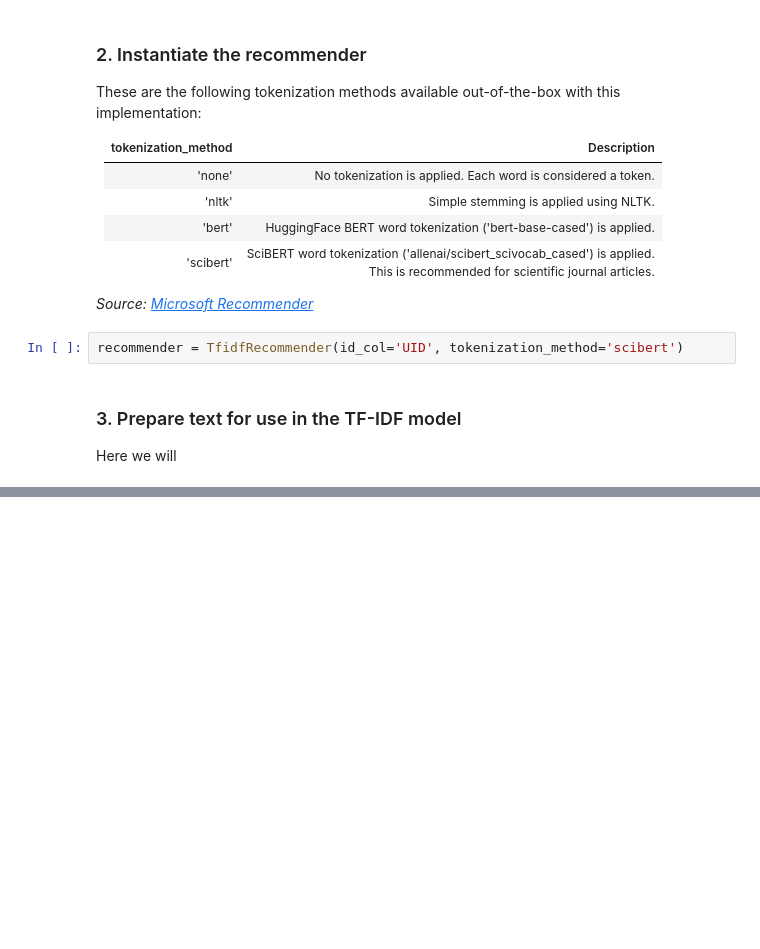
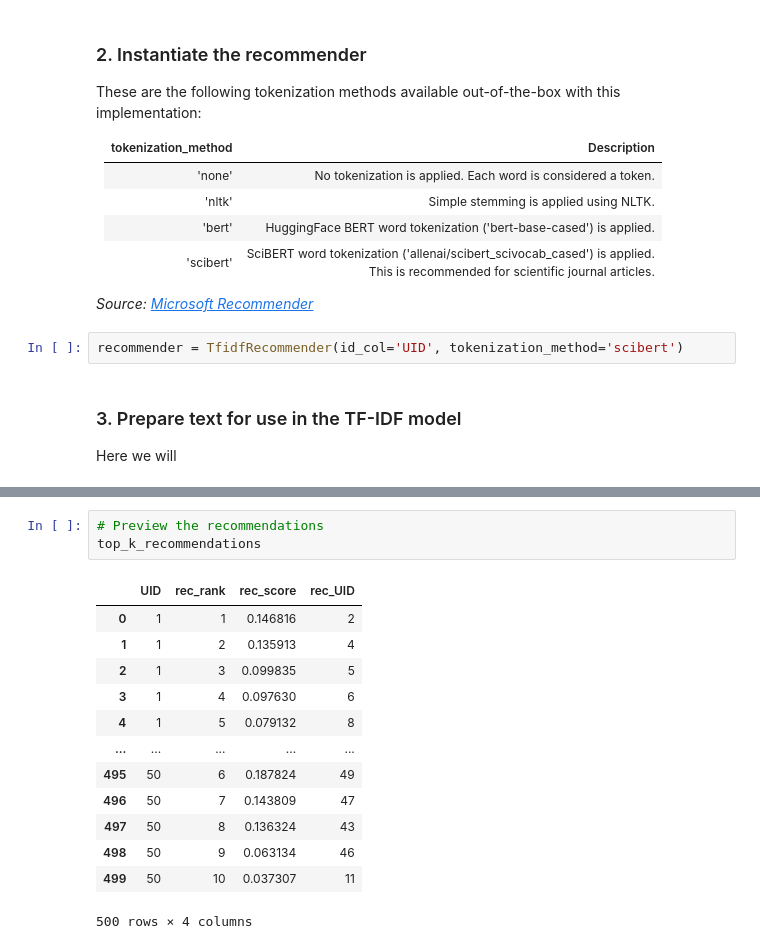
Before and after one commit to iSkytran/data-gandalf, a Jupyter notebook: notebooks/TFIDF.ipynb, the cells around one changed output, grey strips where cells are left out. Drawn from its saved outputs; the diff is of its cells as text; blank space fills up the shorter version.

```diff
--- a/notebooks/TFIDF.ipynb
+++ b/notebooks/TFIDF.ipynb
@@ -63,0 +145,17 @@ df_clean.head()
+# %%
+# Preview the recommendations
+top_k_recommendations
+# %% [output]
+|  | UID | rec_rank | rec_score | rec_UID |
+| 0 | 1 | 1 | 0.146816 | 2 |
+| 1 | 1 | 2 | 0.135913 | 4 |
+| 2 | 1 | 3 | 0.099835 | 5 |
+| 3 | 1 | 4 | 0.097630 | 6 |
+| 4 | 1 | 5 | 0.079132 | 8 |
+| ... | ... | ... | ... | ... |
+| 495 | 50 | 6 | 0.187824 | 49 |
+| 496 | 50 | 7 | 0.143809 | 47 |
+| 497 | 50 | 8 | 0.136324 | 43 |
+| 498 | 50 | 9 | 0.063134 | 46 |
+| 499 | 50 | 10 | 0.037307 | 11 |
+500 rows × 4 columns
```
Also changed, not shown: parts of 17 cells of this notebook, 2 other files.
